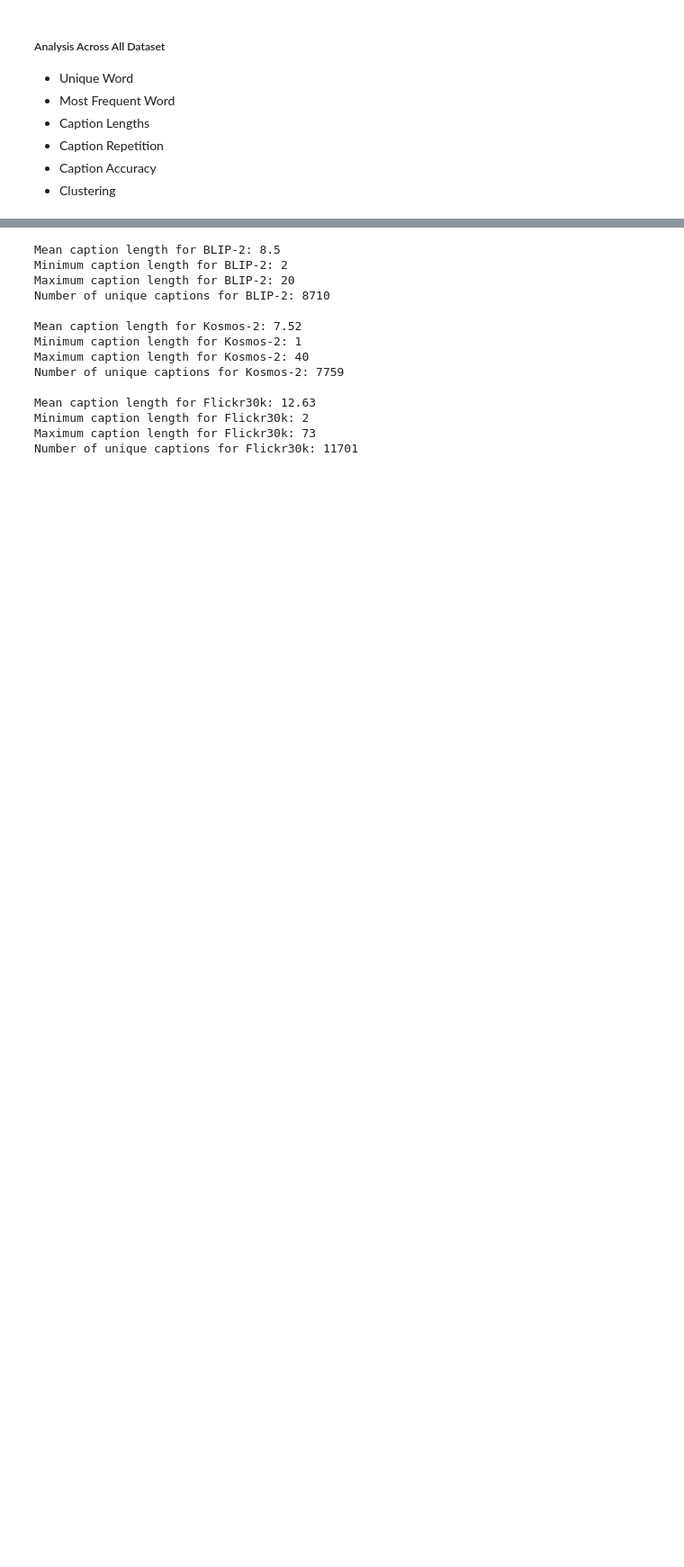
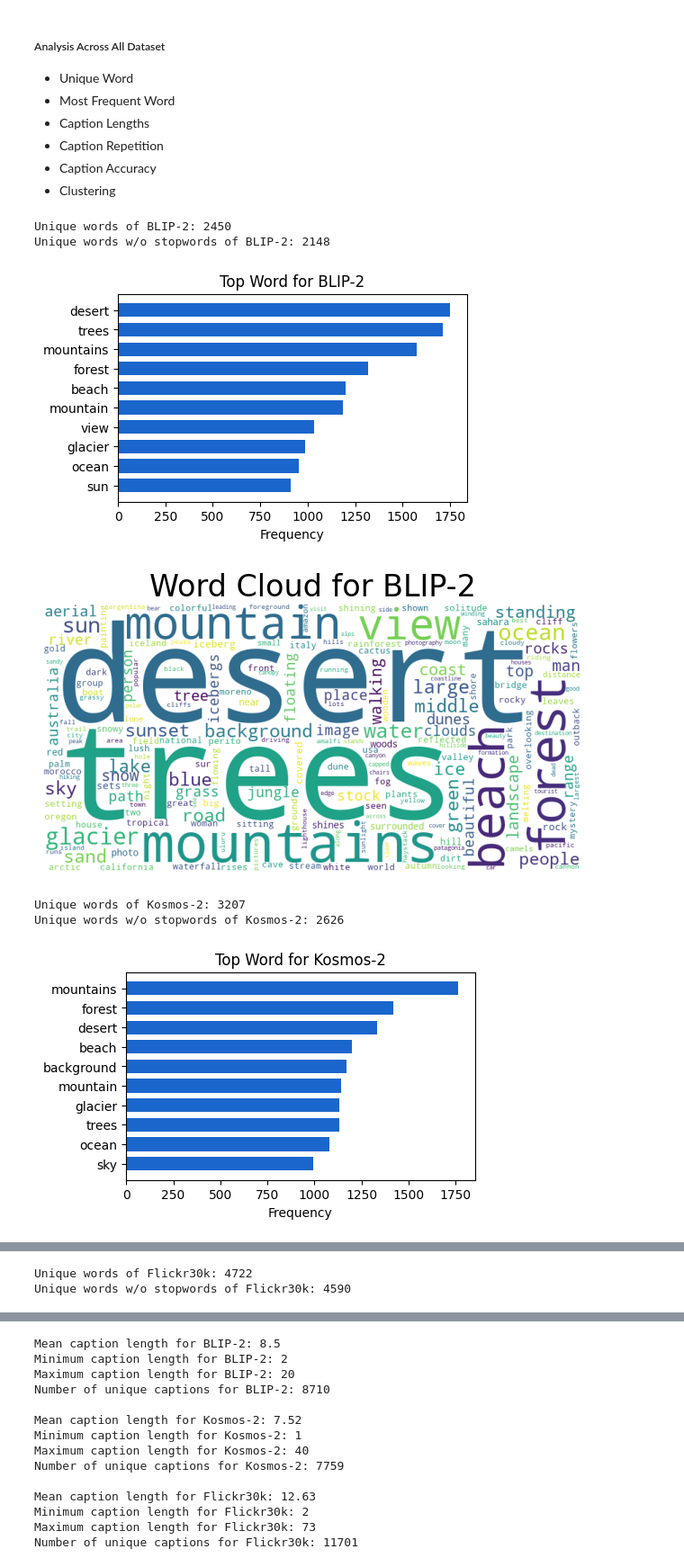
Before and after one commit to Jaywhisker/PlayWrite, a Jupyter notebook: notebooks/data_visualisation/dataset_visualisation.ipynb, the cells around one changed output, grey strips where cells are left out. Shown at 90% size. Cells and saved outputs as stored; diff of their text form; code cells hidden in the pictures; blank space fills up the shorter version.

```diff
--- a/notebooks/data_visualisation/dataset_visualisation.ipynb
+++ b/notebooks/data_visualisation/dataset_visualisation.ipynb
@@ -281,0 +298,13 @@ def plot_top_words(counter, title):
+# %%
+for label, df in file_path.items():
+    _, clean_counter = analyze_dataset(df, label)
+    plot_top_words(clean_counter, f"Top Word for {label}")
+    word_cloud(clean_counter, f"Word Cloud for {label}")
+# %% [output]
+Unique words of BLIP-2: 2450
+Unique words w/o stopwords of BLIP-2: 2148
+[figure, added]
+[figure, added]
+Unique words of Kosmos-2: 3207
+Unique words w/o stopwords of Kosmos-2: 2626
+[figure, added]
@@ -281,0 +312,2 @@ def plot_top_words(counter, title):
+Unique words of Flickr30k: 4722
+Unique words w/o stopwords of Flickr30k: 4590
```
Also changed, not shown: parts of 7 cells of this notebook, 1 other file.
